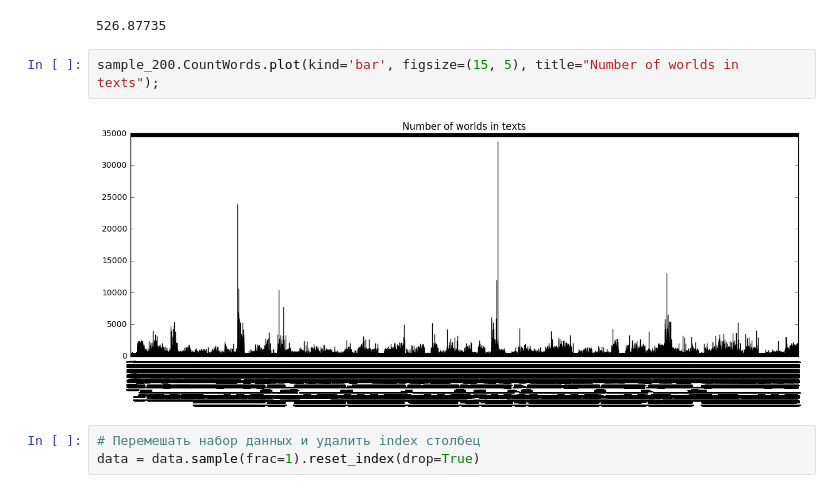
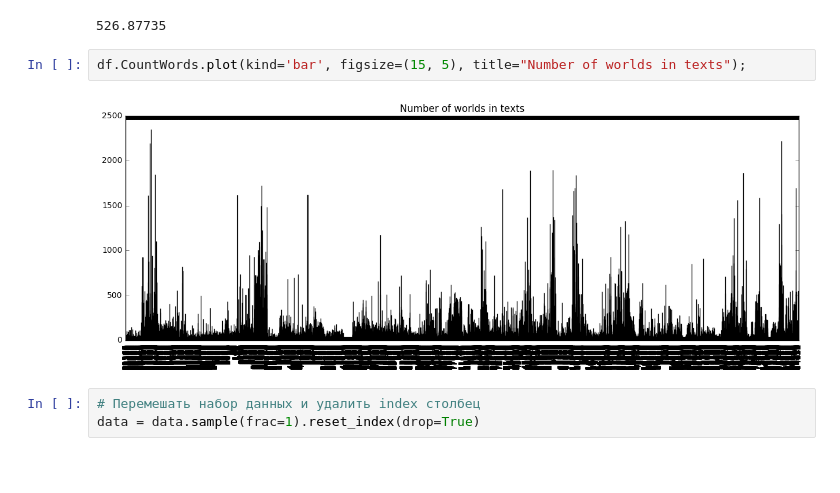
Before and after one commit to XATTABrus/DeterminationOfAuthors, a Jupyter notebook: DetectedAuthorVK.ipynb, the cells around one changed output. Saved outputs shown, nothing was run; the diff lists cells and outputs as text; blank space fills up the shorter version.

```diff
--- a/DetectedAuthorVK.ipynb
+++ b/DetectedAuthorVK.ipynb
@@ -241,9 +241,9 @@ np.mean(sample_200.CountWords)
 # %% [output]
 526.87735
 # %%
-sample_200.CountWords.plot(kind='bar', figsize=(15, 5), title="Number of worlds in texts");
+df.CountWords.plot(kind='bar', figsize=(15, 5), title="Number of worlds in texts");
 # %% [output]
-[figure, old version]
+[figure, new version]
 # %%
 # Перемешать набор данных и удалить index столбец
 data = data.sample(frac=1).reset_index(drop=True)
```
Also changed, not shown: parts of 6 cells of this notebook.
